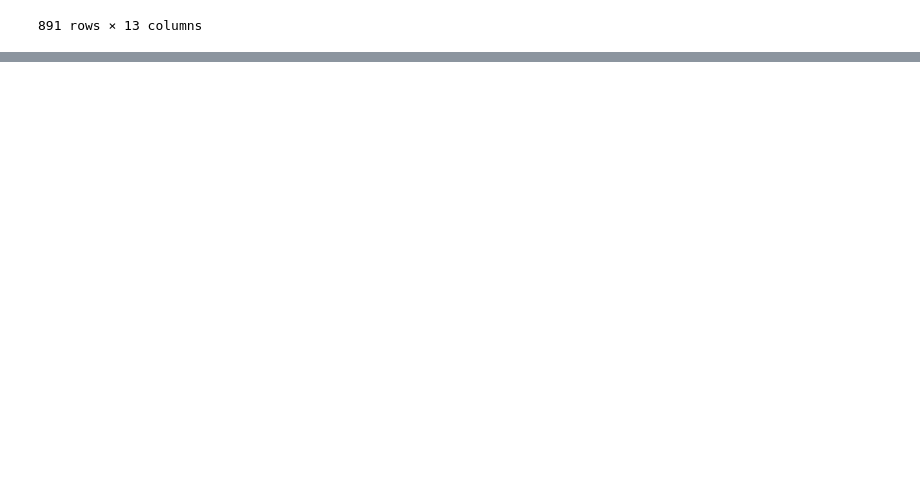
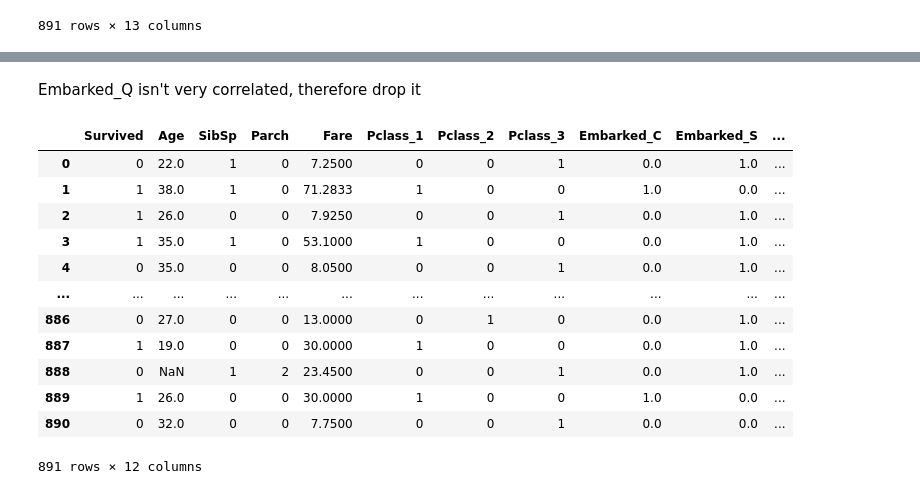
Before and after one commit to shli1126/TitanicKaggle, a Jupyter notebook: Titanic.ipynb, the cells around one changed output, grey strips where cells are left out. Drawn from its saved outputs; the diff is of its cells as text; code cells hidden in the pictures; blank space fills up the shorter version.

```diff
--- a/Titanic.ipynb
+++ b/Titanic.ipynb
@@ -212,0 +363,20 @@ train_data
+# %% [markdown]
+Embarked_Q isn't very correlated, therefore drop it
+# %%
+train_data = train_data.drop(columns=['Embarked_Q'])
+# %%
+train_data
+# %% [output]
+|  | Survived | Age | SibSp | Parch | Fare | Pclass_1 | Pclass_2 | Pclass_3 | Embarked_C | Embarked_S | ... |
+| 0 | 0 | 22.0 | 1 | 0 | 7.2500 | 0 | 0 | 1 | 0.0 | 1.0 | ... |
+| 1 | 1 | 38.0 | 1 | 0 | 71.2833 | 1 | 0 | 0 | 1.0 | 0.0 | ... |
+| 2 | 1 | 26.0 | 0 | 0 | 7.9250 | 0 | 0 | 1 | 0.0 | 1.0 | ... |
+| 3 | 1 | 35.0 | 1 | 0 | 53.1000 | 1 | 0 | 0 | 0.0 | 1.0 | ... |
+| 4 | 0 | 35.0 | 0 | 0 | 8.0500 | 0 | 0 | 1 | 0.0 | 1.0 | ... |
+| ... | ... | ... | ... | ... | ... | ... | ... | ... | ... | ... | ... |
+| 886 | 0 | 27.0 | 0 | 0 | 13.0000 | 0 | 1 | 0 | 0.0 | 1.0 | ... |
+| 887 | 1 | 19.0 | 0 | 0 | 30.0000 | 1 | 0 | 0 | 0.0 | 1.0 | ... |
+| 888 | 0 | NaN | 1 | 2 | 23.4500 | 0 | 0 | 1 | 0.0 | 1.0 | ... |
+| 889 | 1 | 26.0 | 0 | 0 | 30.0000 | 1 | 0 | 0 | 1.0 | 0.0 | ... |
+| 890 | 0 | 32.0 | 0 | 0 | 7.7500 | 0 | 0 | 1 | 0.0 | 0.0 | ... |
+891 rows × 12 columns
```
Also changed, not shown: parts of 19 cells of this notebook.
